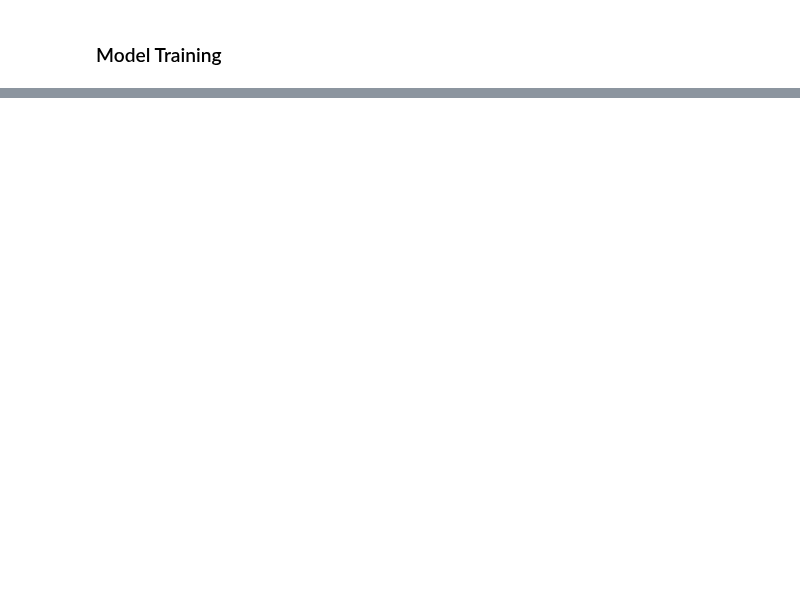
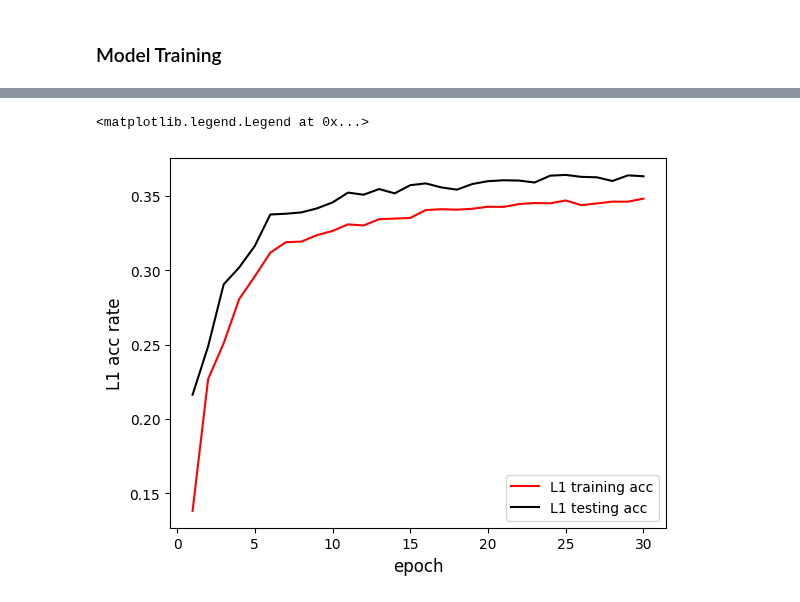
Before and after one commit to SustechSTA303/STA303-Assignment01, a Jupyter notebook: Assignment01.ipynb, the cells around one changed output, grey strips where cells are left out. Cells and saved outputs as stored; diff of their text form; code cells hidden in the pictures; blank space fills up the shorter version.

```diff
--- a/Assignment01.ipynb
+++ b/Assignment01.ipynb
@@ -163,0 +248,9 @@ def test_batch(model, image, target):
+# %%
+plt.plot(list(range(1,31)),training_acc_L1,color='r',label="L1 training acc")
+plt.plot(list(range(1,31)),testing_acc_L1,color='black',label="L1 testing acc")
+plt.xlabel("epoch",size=12)
+plt.ylabel("L1 acc rate",size=12)
+plt.legend()
+# %% [output]
+<matplotlib.legend.Legend at 0x...>
+[figure, added]
```
Also changed, not shown: parts of 68 cells of this notebook, 1 other file.
